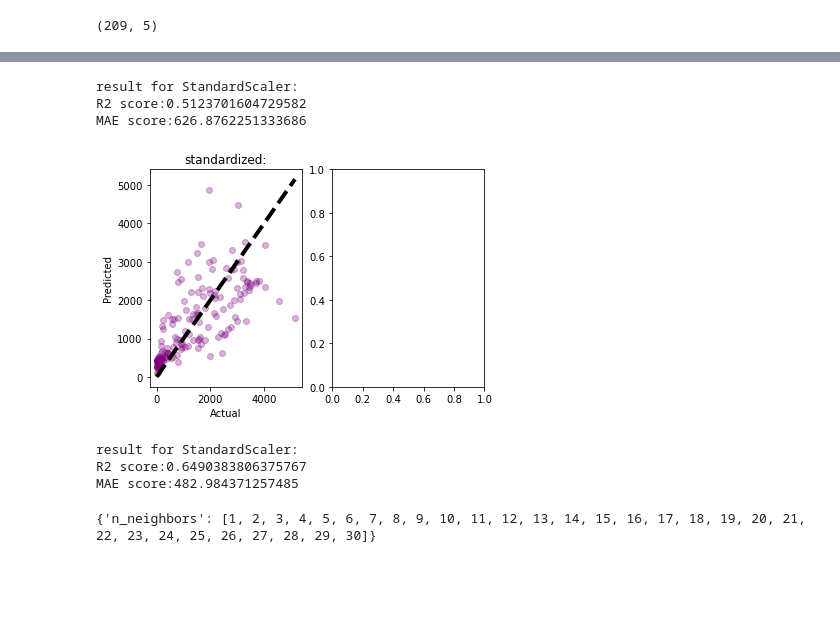
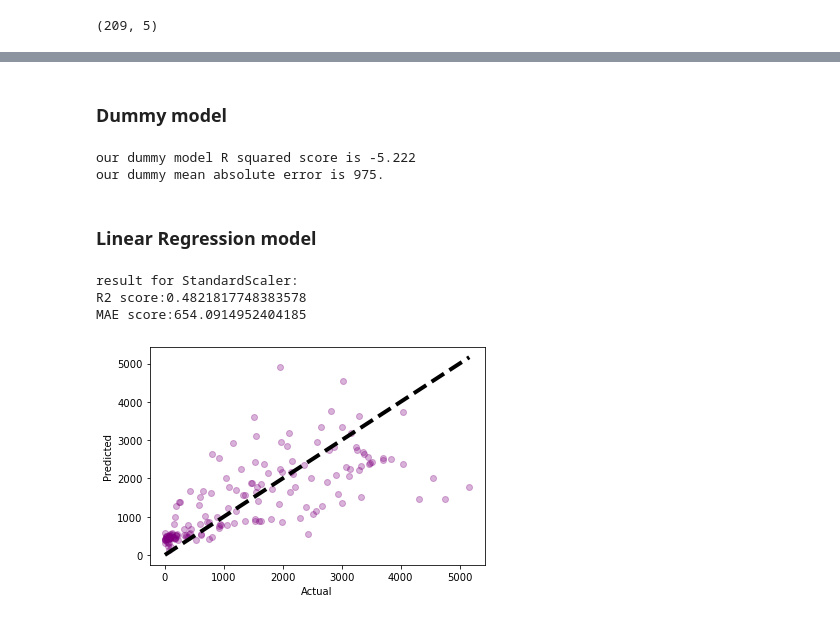
Before and after one commit to yeelacitron/Data-science-project, a Jupyter notebook: web scraping project.ipynb, the cells around one changed output, grey strips where cells are left out. Cells and saved outputs as stored; diff of their text form; code cells hidden in the pictures; blank space fills up the shorter version.

```diff
--- a/web scraping project.ipynb
+++ b/web scraping project.ipynb
@@ -1746,62 +1709,50 @@ our dummy mean absolute error is 1080
+# %%
+X = final_df4.drop("Deaths1MPop", axis=1)
+y = final_df4["Deaths1MPop"]
+X_train4, X_test4, y_train4, y_test4 = train_test_split(X, y,test_size=0.2, random_state=1)
 # %%
 scaler1 = StandardScaler()
-scaler2 = MinMaxScaler()
 
-X_train_scaled1 = scaler1.fit_transform(X_train)
-X_test_scaled1 = scaler1.fit_transform(X_test)
+X_train_scaled14 = scaler1.fit_transform(X_train4)
+X_test_scaled14 = scaler1.fit_transform(X_test4)
+# %% [markdown]
+### Dummy model
+# %%
+dum_regr = DummyRegressor(strategy="mean")
+dum_regr.fit(X_train_scaled14, y_train4)
+dum_score4 = dum_regr.score(X_test4, y_test4)
+y_predict4 = dum_regr.predict(X_test4)
+mean_absolute_error4 = MAE(y_test4, y_predict4)
+print('our dummy model R squared score is ' + str(dum_score4)[:6])
+print( "our dummy mean absolute error is " + str(mean_absolute_error4)[:4])
+# %% [output]
+our dummy model R squared score is -5.222
+our dummy mean absolute error is 975.
+# %% [markdown]
+### Linear Regression model
 # %%
-
 linreg = LinearRegression()
 kf = KFold(n_splits=5, random_state=42, shuffle=True)
 
-R2_scores_1 = cross_val_score(linreg, X_train_scaled1, y_train, cv=kf)
-y_predict_1 = cross_val_predict(linreg, X_train_scaled1, y_train, cv=kf)
-mae_1 = MAE(y_train, y_predict_1)
+R2_scores_14 = cross_val_score(linreg, X_train_scaled14, y_train4, cv=kf)
+y_predict_14 = cross_val_predict(linreg, X_train_scaled14, y_train4, cv=kf)
+mae_14 = MAE(y_train4, y_predict_14)
 
 
 print("result for StandardScaler:")
-print("R2 score:" +(str)(R2_scores_1.mean()))
-print("MAE score:" +(str)(mae_1))
+print("R2 score:" +(str)(R2_scores_14.mean()))
+print("MAE score:" +(str)(mae_14))
 # %% [output]
 result for StandardScaler:
-R2 score:0.5123701604729582
-MAE score:626.8762251333686
+R2 score:0.4821817748383578
+MAE score:654.0914952404185
 # %%
-fig, axes = plt.subplots(1,2)
-((ax1, ax2)) = axes
-
-y_predicted = cross_val_predict(linreg, X_train_scaled1, y_train, cv=kf)
-ax1.scatter(y_train, y_predicted, alpha=0.3, color='purple')
-ax1.plot([y_train.min(), y_train.max()], [y_train.min(), y_train.max()], 'k--', lw=4)
-ax1.set_xlabel('Actual')
-ax1.set_ylabel('Predicted')
-ax1.set_title('standardized:')
-
+y_predicted4 = cross_val_predict(linreg, X_train_scaled14, y_train4, cv=kf)
+plt.scatter(y_train4, y_predicted4, alpha=0.3, color='purple')
+plt.plot([y_train4.min(), y_train4.max()], [y_train4.min(), y_train4.max()], 'k--', lw=4)
+plt.xlabel('Actual')
+plt.ylabel('Predicted')
 
 plt.show()
 # %% [output]
-[figure, old version]
+[figure, new version]
-# %%
-RFR = RandomForestRegressor()
-
-
-kf = KFold(n_splits=5, random_state=42, shuffle=True)
-
-R2_scores_standardized = cross_val_score(RFR, X_train_scaled1, y_train, cv=kf)
-y_predict_standardized = cross_val_predict(RFR, X_train_scaled1, y_train, cv=kf)
-mae_standarsized = MAE(y_train, y_predict_standardized)
-print("result for StandardScaler:")
-print("R2 score:" +(str)(R2_scores_standardized.mean()))
-print("MAE score:" +(str)(mae_standarsized))
-# %% [output]
-result for StandardScaler:
-R2 score:0.6490383806375767
-MAE score:482.984371257485
-# %%
-k_range = list(range(1, 31))
-
-# create a parameter grid: map the parameter names to the values that should be searched
-param_grid = dict(n_neighbors=k_range)
-print(param_grid)
-# %% [output]
-{'n_neighbors': [1, 2, 3, 4, 5, 6, 7, 8, 9, 10, 11, 12, 13, 14, 15, 16, 17, 18, 19, 20, 21, 22, 23, 24, 25, 26, 27, 28, 29, 30]}
```
Also changed, not shown: parts of 235 cells of this notebook.
